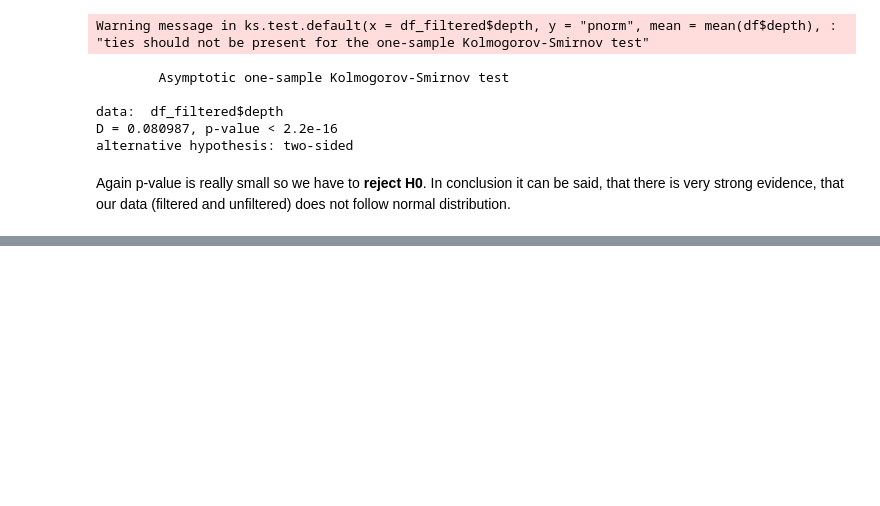
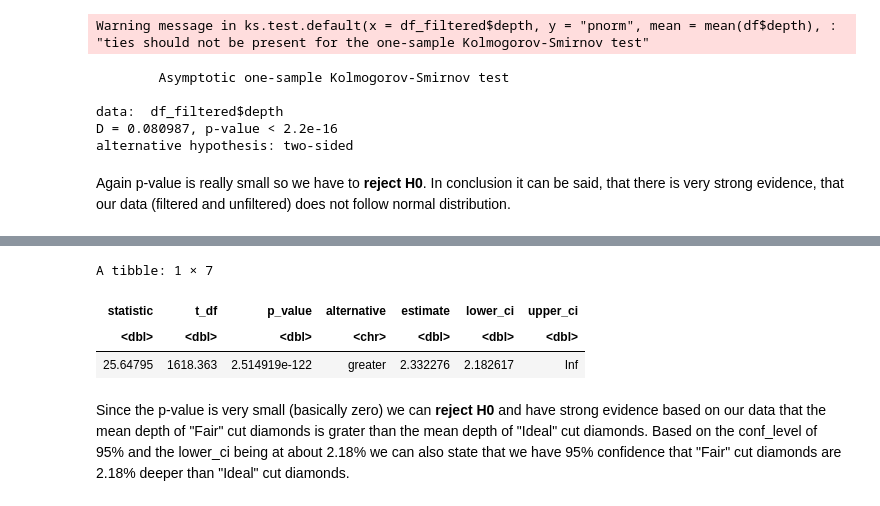
Before and after one commit to juliatuka/Statistik, a Jupyter notebook: induction.ipynb, the cells around one changed output, grey strips where cells are left out. Cells and saved outputs as stored; diff of their text form; code cells hidden in the pictures; blank space fills up the shorter version.

Commit message:
Adding Directed T-Test

```diff
--- a/induction.ipynb
+++ b/induction.ipynb
@@ -165,0 +173,16 @@ Again p-value is really small so we have to **reject H0**. In conclusion it can
+# %%
+df_fair_ideal <- df |> filter(cut == "Fair" | cut == "Ideal")
+
+df_fair_ideal |> t_test(
+    formula = depth ~ cut, # compare depth, groups defined by cut
+    alternative = "greater", # also see H1
+    order = c("Fair", "Ideal"),
+    conf_level=0.95,
+)
+# %% [output]
+A tibble: 1 × 7
+| statistic | t_df | p_value | alternative | estimate | lower_ci | upper_ci |
+| <dbl> | <dbl> | <dbl> | <chr> | <dbl> | <dbl> | <dbl> |
+| 25.64795 | 1618.363 | 2.514919e-122 | greater | 2.332276 | 2.182617 | Inf |
+# %% [markdown]
+Since the p-value is very small (basically zero) we can **reject H0** and have strong evidence based on our data that the mean depth of "Fair" cut diamonds is grater than the mean depth of "Ideal" cut diamonds. Based on the conf_level of 95% and the lower_ci being at about 2.18% we can also state that we have 95% confidence that "Fair" cut diamonds are 2.18% deeper than "Ideal" cut diamonds.
```
Also changed, not shown: parts of 1 cell of this notebook.
